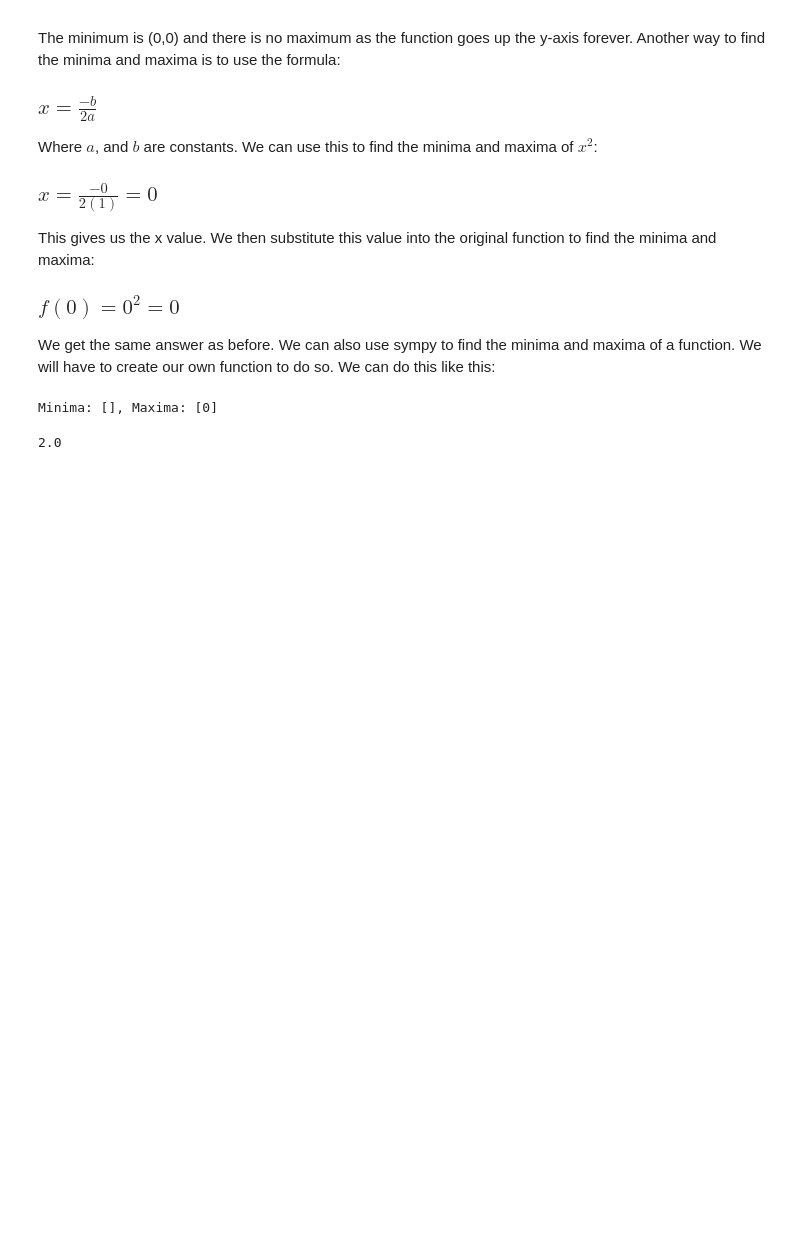
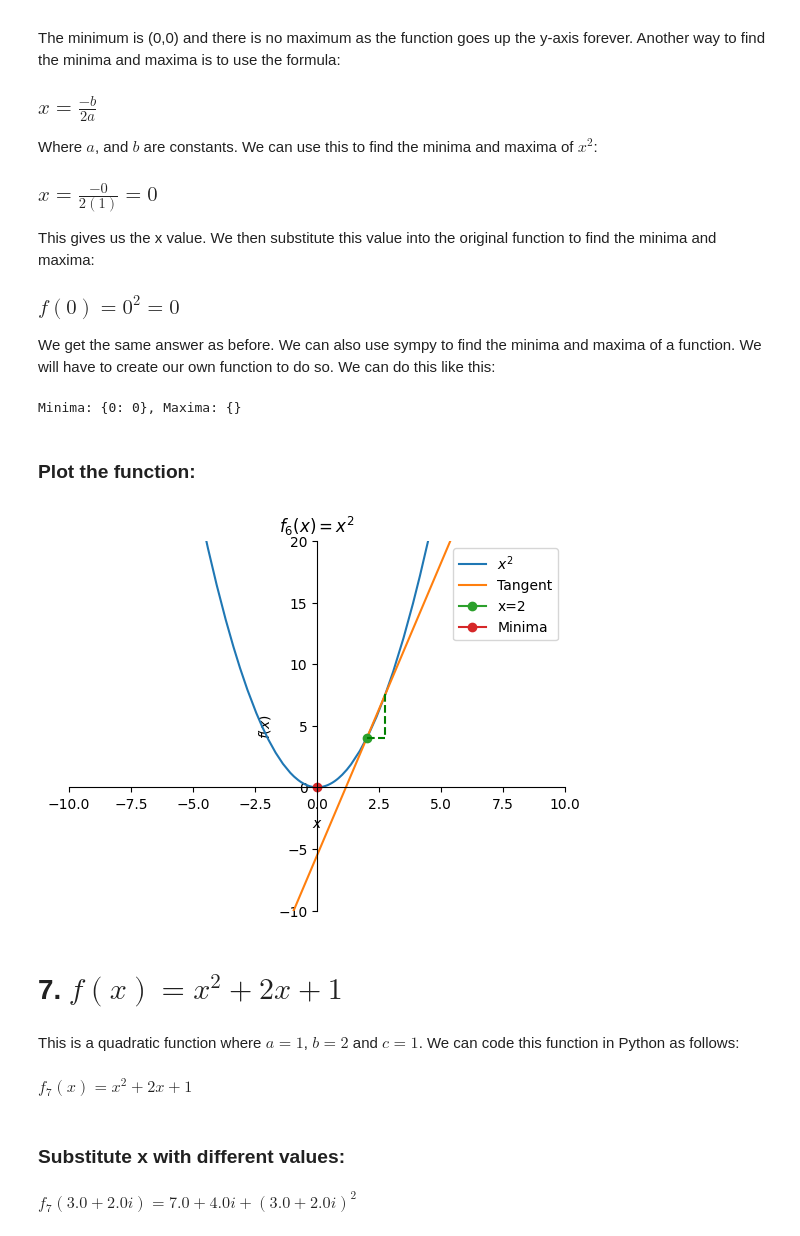
Before and after one commit to Melon-Mao/Python-repository, a Jupyter notebook: Data Analysis/Maths/basic_functions_plotting.ipynb, the cells around one changed output. Cells and saved outputs as stored; diff of their text form; code cells hidden in the pictures; blank space fills up the shorter version.

Commit message:
basic functions

```diff
--- a/Data Analysis/Maths/basic_functions_plotting.ipynb
+++ b/Data Analysis/Maths/basic_functions_plotting.ipynb
@@ -3,10 +3,13 @@
 # %%
 import numpy as np
 import sympy as sp
+from sympy.plotting.plot import MatplotlibBackend
+import spb
 import matplotlib.pyplot as plt
 from typing import Any
 
 x = sp.symbols("x") # We are using this so much might as well put it in the import section
+y = sp.symbols("y")
 # %% [markdown]
 # 1. $f(x) = 1$
 # %% [markdown]
@@ -270,13 +273,14 @@ def find_minima_and_maxima(func):
     func_prime = sp.Eq(func_prime, 0)
     critical_points = sp.solve(func_prime, x)
 
-    minima = []
-    maxima = []
+    func_prime_2 = sp.diff(func.rhs, x, 2)
+    minima = {}
+    maxima = {}
     for point in critical_points:
-        if float(sp.diff(func_prime.rhs, x).subs(x, point)) > 0:
-            minima.append(point)
+        if func_prime_2.subs(x, point) > 0:
+            minima[point] = func.rhs.subs(x, point)
         else:
-            maxima.append(point)
+            maxima[point] = func.rhs.subs(x, point)
 
     return minima, maxima
 # %%
@@ -284,10 +288,62 @@ minima, maxima = find_minima_and_maxima(f6)
 
 print(f"Minima: {minima}, Maxima: {maxima}")
 # %% [output]
-Minima: [], Maxima: [0]
+Minima: {0: 0}, Maxima: {}
-# %%
-critical_points = sp.solve(f6_prime, x)
-
-float(sp.diff(f6_prime, x).subs(x, critical_points[0]))
-# %% [output]
-2.0
+# %% [markdown]
+### Plot the function:
+# %%
+plot6 = sp.plot(f6.rhs, title=f"${sp.latex(f6)}$", xlim=(-10, 10), ylim=(-10, 20), axis_center=(0, 0), show=False)
+
+# Draw tangent at x=2
+
+x6_0 = 2
+y6_0 = f6.subs(x, x6_0).rhs
+x6_1 = x6_0 + 0.75
+y6_1 = f6.subs(x, x6_1).rhs
+
+m6 = (y6_1 - y6_0) / (x6_1 - x6_0)
+c6 = y6_0 - m6 * x6_0
+
+f6_tangent = sp.Eq(y, m6 * x + c6)
+
+plot6.extend(sp.plot(f6_tangent.rhs, xlim=(x6_0 - 5, x6_0 + 5), ylim=(y6_0 - 5, y6_0 + 5), show=False, label="Tangent"))
+
+plot6.markers = [{"args": (x6_0, y6_0), "marker": "o", "label": "x=2"},
+                 {"args": minima, "marker": "o", "label": "Minima"},
+                 {"args": maxima, "marker": "o", "label": "Maxima"}]
+
+
+
+be = MatplotlibBackend(plot6)
+be.process_series()
+
+be.plt.plot([x6_0, x6_1], [y6_0, y6_0], color="green", ls="--")
+be.plt.plot([x6_1, x6_1], [y6_1, y6_0], color="green", ls="--")
+
+be.plt.legend()
+
+be.plt.show()
+# %% [output]
+[figure, added]
+# %% [markdown]
+# 7. $f(x) = x^2 + 2x + 1$
+# %% [markdown]
+This is a quadratic function where $a = 1$, $b = 2$ and $c = 1$. We can code this function in Python as follows:
+# %%
+f7: sp.Eq | Any = sp.Function("f7")(x) # <~~ This is the function
+
+f7 = sp.Eq(f7, x**2 + 2*x + 1) # <~~ Here we set the function to be equal to x^2 + 2x + 1
+
+f7
+# %% [output]
+$\displaystyle f_{7}{\left(x \right)} = x^{2} + 2 x + 1$
+# %% [markdown]
+### Substitute x with different values:
+# %%
+f7.subs(x, 1) # f(1) = 1^2 + 2*1 + 1 = 4
+f7.subs(x, -2) # f(-2) = (-2)^2 + 2*(-2) + 1 = 9
+f7.subs(x, 5040) # f(5040) = 5040^2 + 2*5040 + 1 = 25401601
+f7.subs(x, -13) # f(-13) = (-13)^2 + 2*(-13) + 1 = 170
+f7.subs(x, 3+2j) # f(3.0 + 2.0i) = (3.0 + 2.0i)^2 + 2*(3.0 + 2.0i) + 1 = 13.0 + 12.0i
+# %% [output]
+$\displaystyle f_{7}{\left(3.0 + 2.0 i \right)} = 7.0 + 4.0 i + \left(3.0 + 2.0 i\right)^{2}$
```
Also changed, not shown: parts of 15 cells of this notebook.
